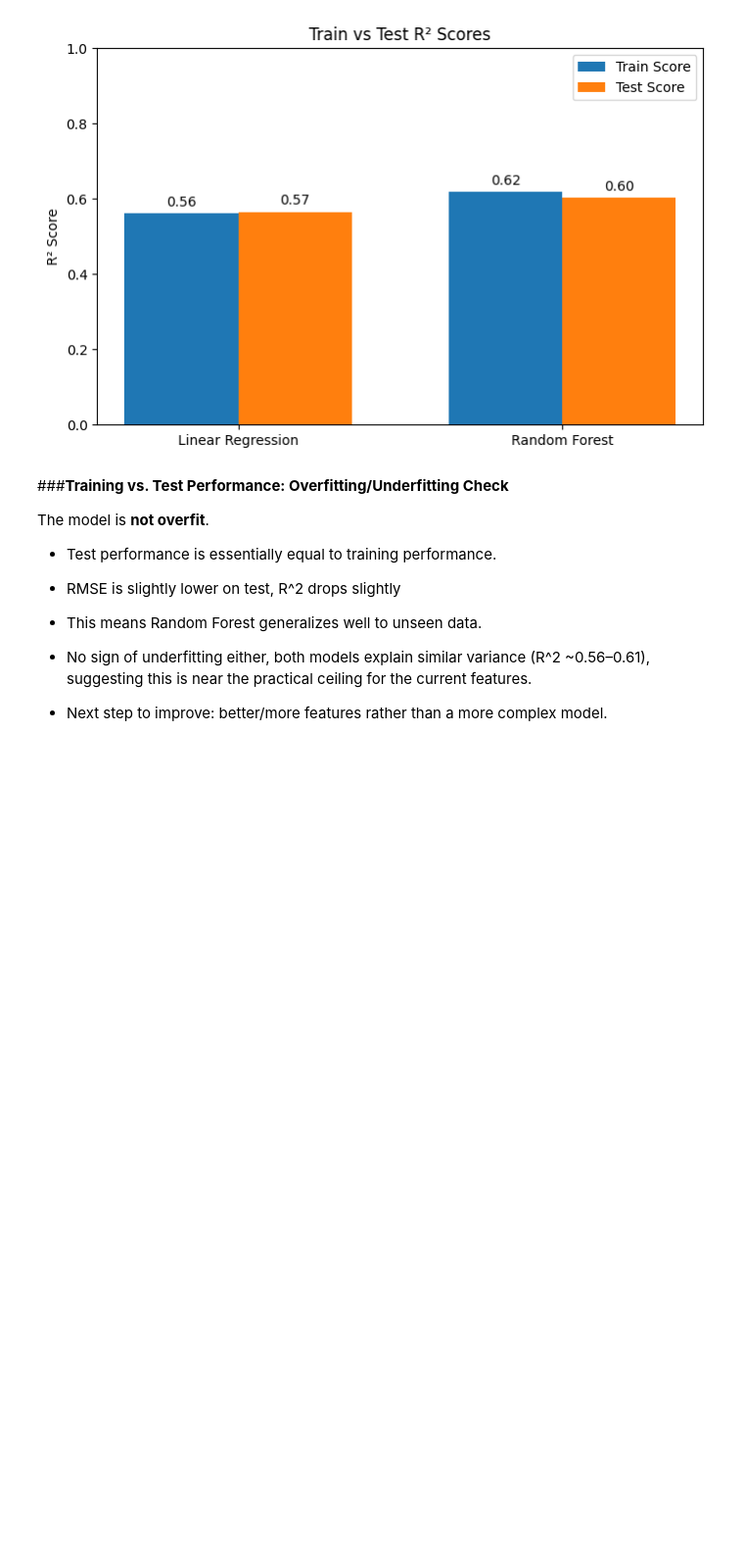
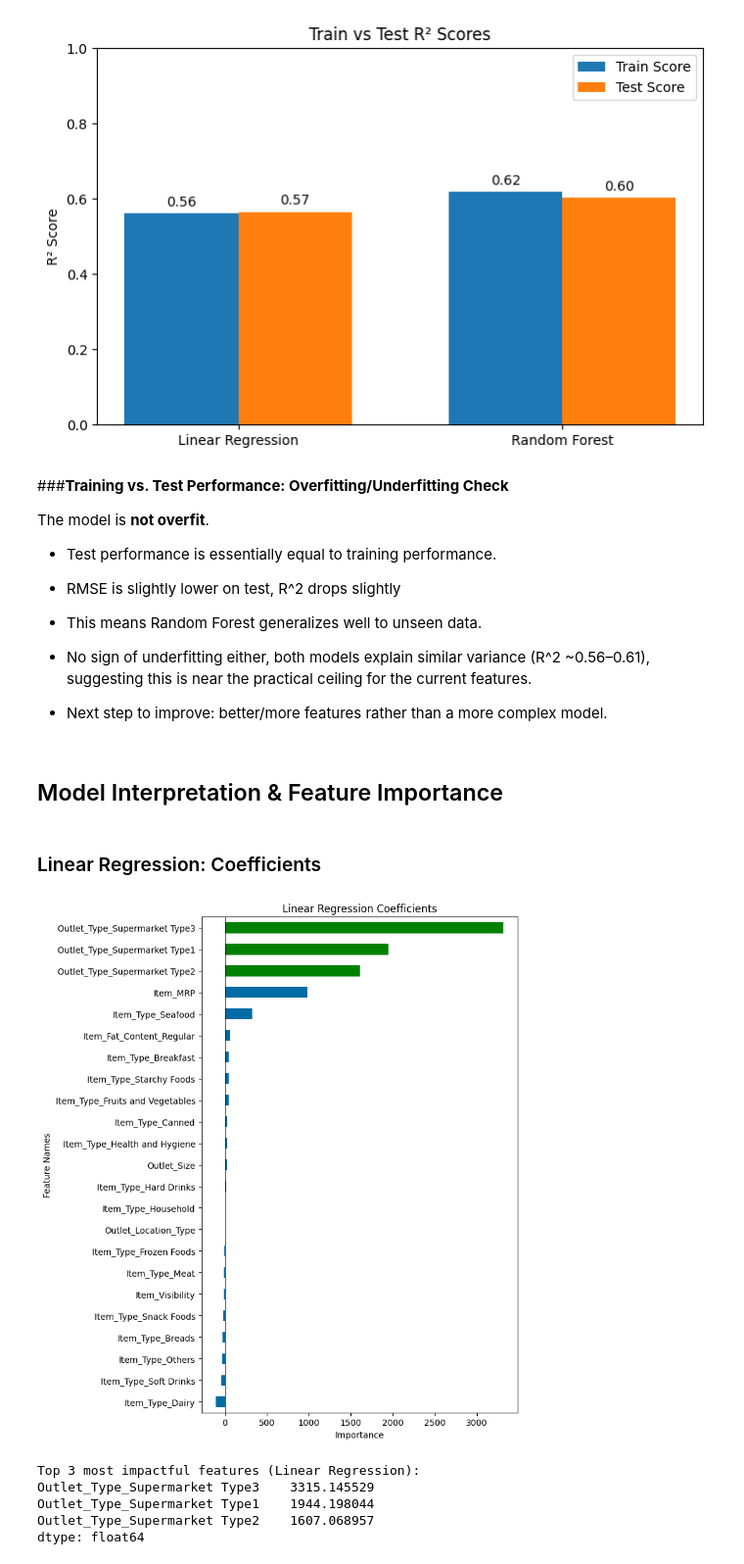
Before and after one commit to swirita/Prediction-of-Product-Sales, a Jupyter notebook: Prediction_of_Product_Sales.ipynb, the cells around one changed output. Shown at 98% size. Cells and saved outputs as stored; diff of their text form; code cells hidden in the pictures; blank space fills up the shorter version.

Commit message:
Added Feature Importance & LinReg Coeffs

```diff
--- a/Prediction_of_Product_Sales.ipynb
+++ b/Prediction_of_Product_Sales.ipynb
@@ -789,3 +769,5 @@ The model is **not overfit**.
 
 - No sign of underfitting either, both models explain similar variance (R^2 ~0.56–0.61), suggesting this is near the practical ceiling for the current features.
 - Next step to improve: better/more features rather than a more complex model.
+# %% [markdown]
+## Model Interpretation & Feature Importance
@@ -791,0 +837,42 @@ The model is **not overfit**.
+# %% [markdown]
+### Linear Regression: Coefficients
+# %%
+# Extract the fitted preprocessor and Linear Regression model from the pipeline
+lr_preprocessor = linreg_pipe.named_steps['columntransformer']
+lr_model = linreg_pipe.named_steps['linearregression']
+
+# Get feature names after preprocessing (numeric, ordinal, one-hot encoded)
+lr_feature_names = lr_preprocessor.get_feature_names_out()
+
+# Build a Series of coefficients indexed by feature name
+lr_coefs = pd.Series(lr_model.coef_, index=lr_feature_names)
+
+# Coefficients can be positive or negative, so use the ABSOLUTE VALUE to
+# determine the 3 most impactful features (get_color_dict expects
+# non-negative "importances" to rank on)
+lr_color_dict = get_color_dict(
+    lr_coefs.abs(),
+    color_rest='#006ba4',
+    color_top='green',
+    top_n=3
+)
+
+# Plot every coefficient (signed), highlighting the top 3 most impactful in green
+ax = plot_importance_color(lr_coefs, top_n=None, figsize=(8, 9), color_dict=lr_color_dict)
+ax.set_title('Linear Regression Coefficients')
+ax.axvline(0, color='black', linewidth=0.8)
+plt.tight_layout()
+plt.savefig('linear_regression_coefficients.png', dpi=150, bbox_inches='tight')
+plt.show()
+
+# Print the top 3 most impactful features, ranked by absolute coefficient size
+top3 = lr_coefs.reindex(lr_coefs.abs().sort_values(ascending=False).index).head(3)
+print("Top 3 most impactful features (Linear Regression):")
+print(top3)
+# %% [output]
+[figure, added]
+Top 3 most impactful features (Linear Regression):
+Outlet_Type_Supermarket Type3    3315.145529
+Outlet_Type_Supermarket Type1    1944.198044
+Outlet_Type_Supermarket Type2    1607.068957
+dtype: float64
```
Also changed, not shown: parts of 9 cells of this notebook.
